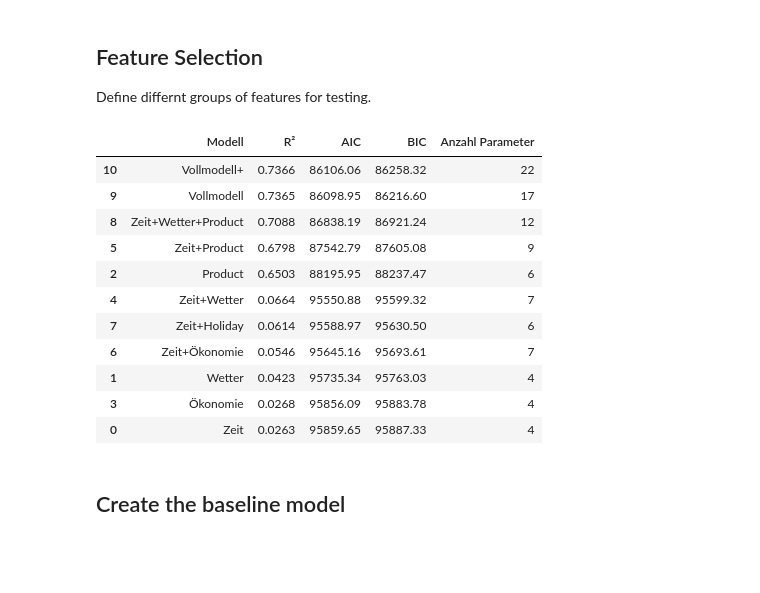
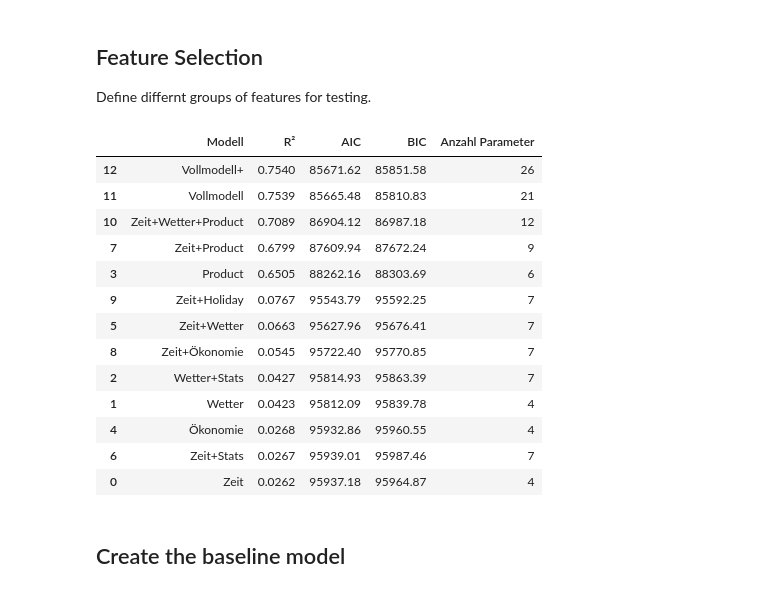
Before and after one commit to thorsten789/bakery_sales_prediction, a Jupyter notebook: 2_BaselineModel/baseline.ipynb, the cells around one changed output. Saved outputs shown, nothing was run; the diff lists cells and outputs as text; code cells hidden in the pictures; blank space fills up the shorter version.

```diff
--- a/2_BaselineModel/baseline.ipynb
+++ b/2_BaselineModel/baseline.ipynb
@@ -52,55 +69,60 @@ df_clean = df.dropna()
 groups = {
     "Zeit" : "Wochentag + Monat + Wochenende",
     "Wetter" : "Temperatureclass_enc + Cloudclass_enc + Windclass_enc ",
+    "Wetter_Stats" : "Rain_8to18 + Temp_above_avg + Temp_below_avg ",
     "Wetter_Group" : "Weather_Other + Weather_Rain + Weather_After_Rain + Weather_Showers_and_Thunderstorms + Weather_Snow_and_Ice + Weather_Fog",
     "Product" : "Warengruppe + Group_brot + Group_brotchen + Group_croissant + Group_konditorei + Group_kuchen + Group_saisonbrot",
     "Ökonomie": "CPI + Unemployment + GDP",
-    "Holiday" : "Schulferien + KielerWoche"
+    "Holiday" : "Schulferien + KielerWoche + Silvester + Schulferien"
 }
 
 # Define a list of formulas for different baseline models
 formulas = {
     "Zeit": f"Umsatz ~ {groups['Zeit']}",
     "Wetter": f"Umsatz ~ {groups['Wetter']}",
+    "Wetter+Stats": f"Umsatz ~ {groups['Wetter']} + {groups['Wetter_Stats']}",
     "Product": f"Umsatz ~ {groups['Product']}",
     "Ökonomie": f"Umsatz ~ {groups['Ökonomie']}",
     "Zeit+Wetter": f"Umsatz ~ {groups['Zeit']} + {groups['Wetter']}",
+    "Zeit+Stats": f"Umsatz ~ {groups['Zeit']} + {groups['Wetter_Stats']}",
     "Zeit+Product": f"Umsatz ~ {groups['Zeit']} + {groups['Product']}",
     "Zeit+Ökonomie": f"Umsatz ~ {groups['Zeit']} + {groups['Ökonomie']}",
     "Zeit+Holiday": f"Umsatz ~ {groups['Zeit']} + {groups['Holiday']}",
     "Zeit+Wetter+Product": f"Umsatz ~ {groups['Zeit']} + {groups['Wetter']} + {groups['Product']}",
-    "Vollmodell": f"Umsatz ~ {groups['Zeit']} + {groups['Wetter']} + {groups['Product']} + {groups['Ökonomie']} + {groups['Holiday']}",
-    "Vollmodell+": f"Umsatz ~ {groups['Zeit']} + {groups['Wetter']} + {groups['Wetter_Group']} + {groups['Product']} + {groups['Ökonomie']} + {groups['Holiday']}"
+    "Vollmodell": f"Umsatz ~ {groups['Zeit']} + {groups['Wetter']} + {groups['Wetter_Stats']} + {groups['Product']} + {groups['Ökonomie']} + {groups['Holiday']}",
+    "Vollmodell+": f"Umsatz ~ {groups['Zeit']} + {groups['Wetter']} + {groups['Wetter_Stats']} + {groups['Wetter_Group']} + {groups['Product']} + {groups['Ökonomie']} + {groups['Holiday']}"
 }
 
 # Fit models and collect performance metrics
 results = []
 for name, formula in formulas.items():
     model = smf.ols(formula, data=df_clean).fit()
     results.append({
         "Modell": name,
         "R²": round(model.rsquared, 4),
         "AIC": round(model.aic, 2),
         "BIC": round(model.bic, 2),
         "Anzahl Parameter": int(model.df_model + 1)
     })
 
 # Convert results to DataFrame
 results_df = pd.DataFrame(results).sort_values(by="R²", ascending=False)
 results_df
 # %% [output]
 |  | Modell | R² | AIC | BIC | Anzahl Parameter |
-| 10 | Vollmodell+ | 0.7366 | 86106.06 | 86258.32 | 22 |
-| 9 | Vollmodell | 0.7365 | 86098.95 | 86216.60 | 17 |
-| 8 | Zeit+Wetter+Product | 0.7088 | 86838.19 | 86921.24 | 12 |
-| 5 | Zeit+Product | 0.6798 | 87542.79 | 87605.08 | 9 |
-| 2 | Product | 0.6503 | 88195.95 | 88237.47 | 6 |
-| 4 | Zeit+Wetter | 0.0664 | 95550.88 | 95599.32 | 7 |
-| 7 | Zeit+Holiday | 0.0614 | 95588.97 | 95630.50 | 6 |
-| 6 | Zeit+Ökonomie | 0.0546 | 95645.16 | 95693.61 | 7 |
-| 1 | Wetter | 0.0423 | 95735.34 | 95763.03 | 4 |
-| 3 | Ökonomie | 0.0268 | 95856.09 | 95883.78 | 4 |
-| 0 | Zeit | 0.0263 | 95859.65 | 95887.33 | 4 |
+| 12 | Vollmodell+ | 0.7540 | 85671.62 | 85851.58 | 26 |
+| 11 | Vollmodell | 0.7539 | 85665.48 | 85810.83 | 21 |
+| 10 | Zeit+Wetter+Product | 0.7089 | 86904.12 | 86987.18 | 12 |
+| 7 | Zeit+Product | 0.6799 | 87609.94 | 87672.24 | 9 |
+| 3 | Product | 0.6505 | 88262.16 | 88303.69 | 6 |
+| 9 | Zeit+Holiday | 0.0767 | 95543.79 | 95592.25 | 7 |
+| 5 | Zeit+Wetter | 0.0663 | 95627.96 | 95676.41 | 7 |
+| 8 | Zeit+Ökonomie | 0.0545 | 95722.40 | 95770.85 | 7 |
+| 2 | Wetter+Stats | 0.0427 | 95814.93 | 95863.39 | 7 |
+| 1 | Wetter | 0.0423 | 95812.09 | 95839.78 | 4 |
+| 4 | Ökonomie | 0.0268 | 95932.86 | 95960.55 | 4 |
+| 6 | Zeit+Stats | 0.0267 | 95939.01 | 95987.46 | 7 |
+| 0 | Zeit | 0.0262 | 95937.18 | 95964.87 | 4 |
 # %% [markdown]
 ## Create the baseline model
 # %%
```
Also changed, not shown: parts of 4 cells of this notebook, 4 other files.
